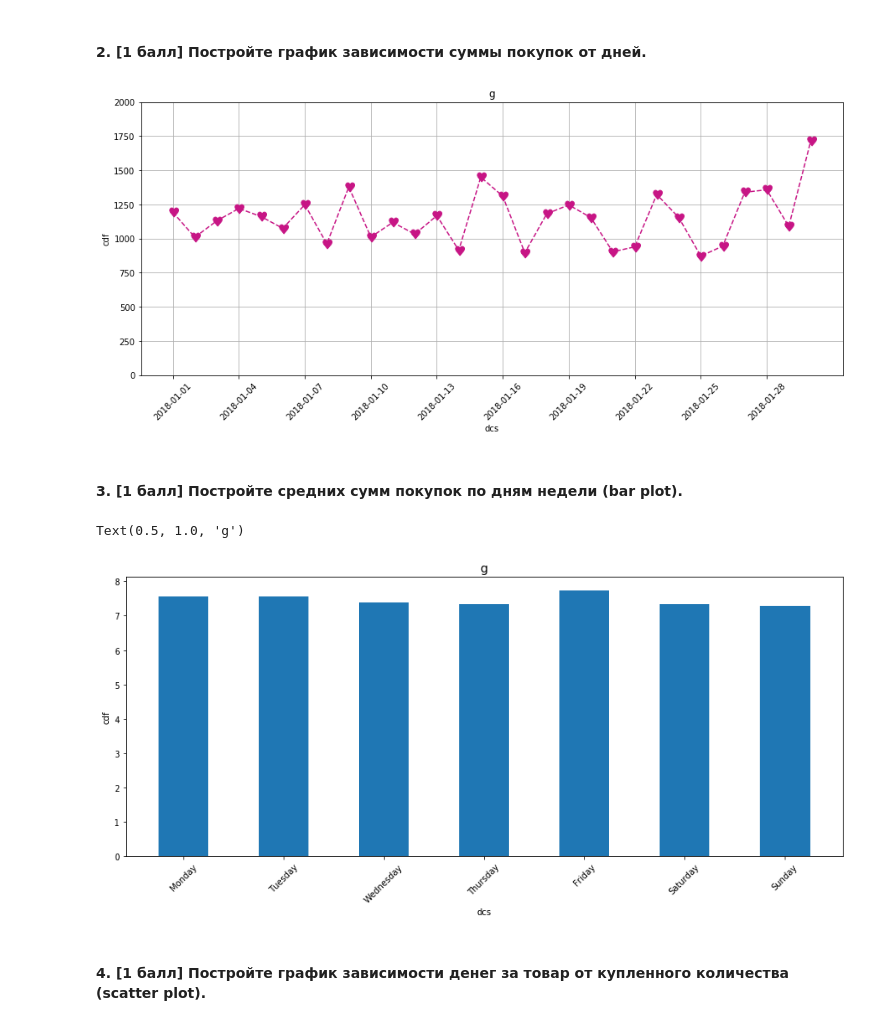
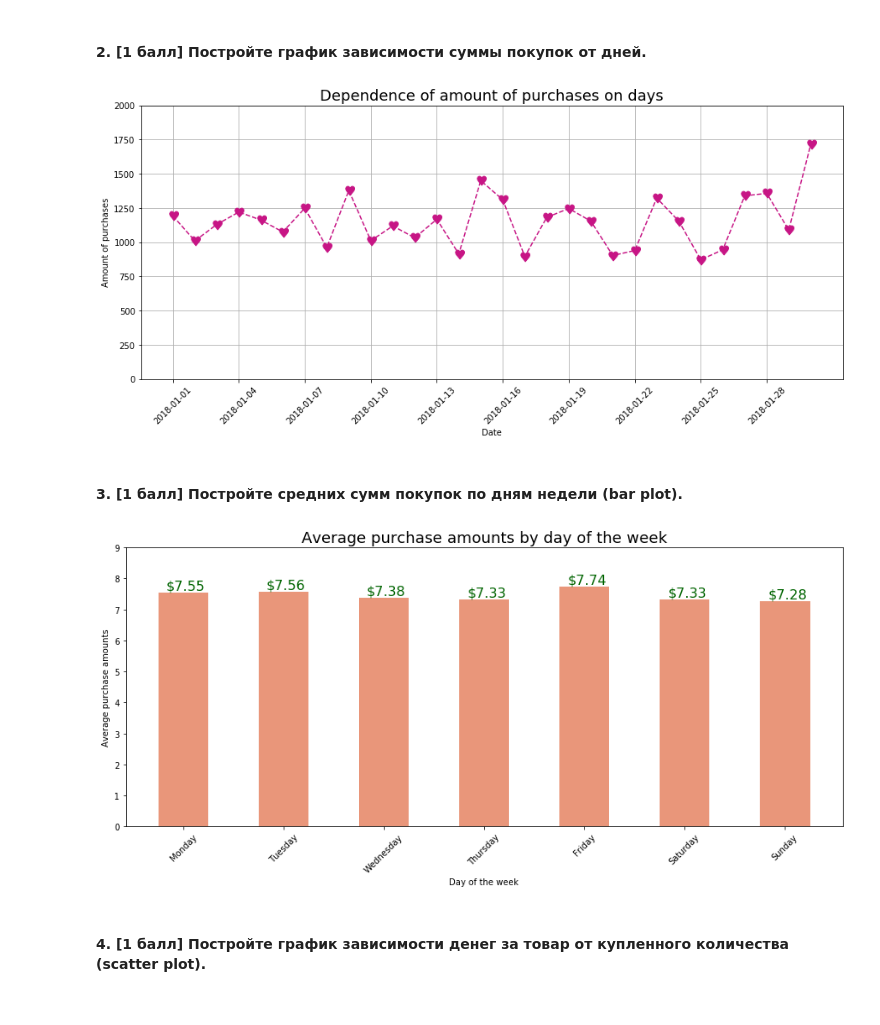
Before and after one commit to hse-mlearn/ha-01-glafiraV, a Jupyter notebook: homework-practice-01.ipynb, the cells around one changed output. Cells and saved outputs as stored; diff of their text form; code cells hidden in the pictures.

```diff
--- a/homework-practice-01.ipynb
+++ b/homework-practice-01.ipynb
@@ -363,12 +363,12 @@ plt.figure(figsize=(15,6))
 plt.plot(sum_by_date, '--', marker="$♥$", markersize=12, color='mediumvioletred')
 plt.ylim((0, 2000))
 plt.xticks(sum_by_date.index[::3], rotation='45')
-plt.xlabel("dcs")
-plt.ylabel("cdf")
-plt.title("g", fontsize=14)
+plt.xlabel("Date")
+plt.ylabel("Amount of purchases")
+plt.title("Dependence of amount of purchases on days", fontsize=18)
 plt.grid()
 # %% [output]
-[figure, old version]
+[figure, new version]
 # %% [markdown]
 #### 3. [1 балл] Постройте средних сумм покупок по дням недели (bar plot).
 # %%
@@ -378,14 +378,16 @@ week = ["Monday", "Tuesday", "Wednesday", "Thursday", "Friday", "Saturday", "Sun
 mean_by_date.index = week
 # %%
 plt.figure(figsize=(15,6))
-plt.bar(mean_by_date.index, height=mean_by_date, width=.5)
-plt.xlabel("dcs")
+plt.bar(mean_by_date.index, height=mean_by_date, width=.5, color='darksalmon')
+plt.xlabel("Day of the week")
 plt.xticks(mean_by_date.index, rotation='45')
-plt.ylabel("cdf")
-plt.title("g", fontsize=14)
+plt.ylim((0, 9))
+plt.ylabel("Average purchase amounts")
+plt.title("Average purchase amounts by day of the week", fontsize=18)
+for x, elmt in enumerate(mean_by_date):
+    plt.text(x - 0.17, elmt + 0.1, "$%.2f" % (elmt), fontsize=16, color='darkgreen')
 # %% [output]
-Text(0.5, 1.0, 'g')
-[figure, old version]
+[figure, new version]
 # %% [markdown]
 #### 4. [1 балл] Постройте график зависимости денег за товар от купленного количества (scatter plot).
 # %%
```
Also changed, not shown: parts of 3 cells of this notebook.
